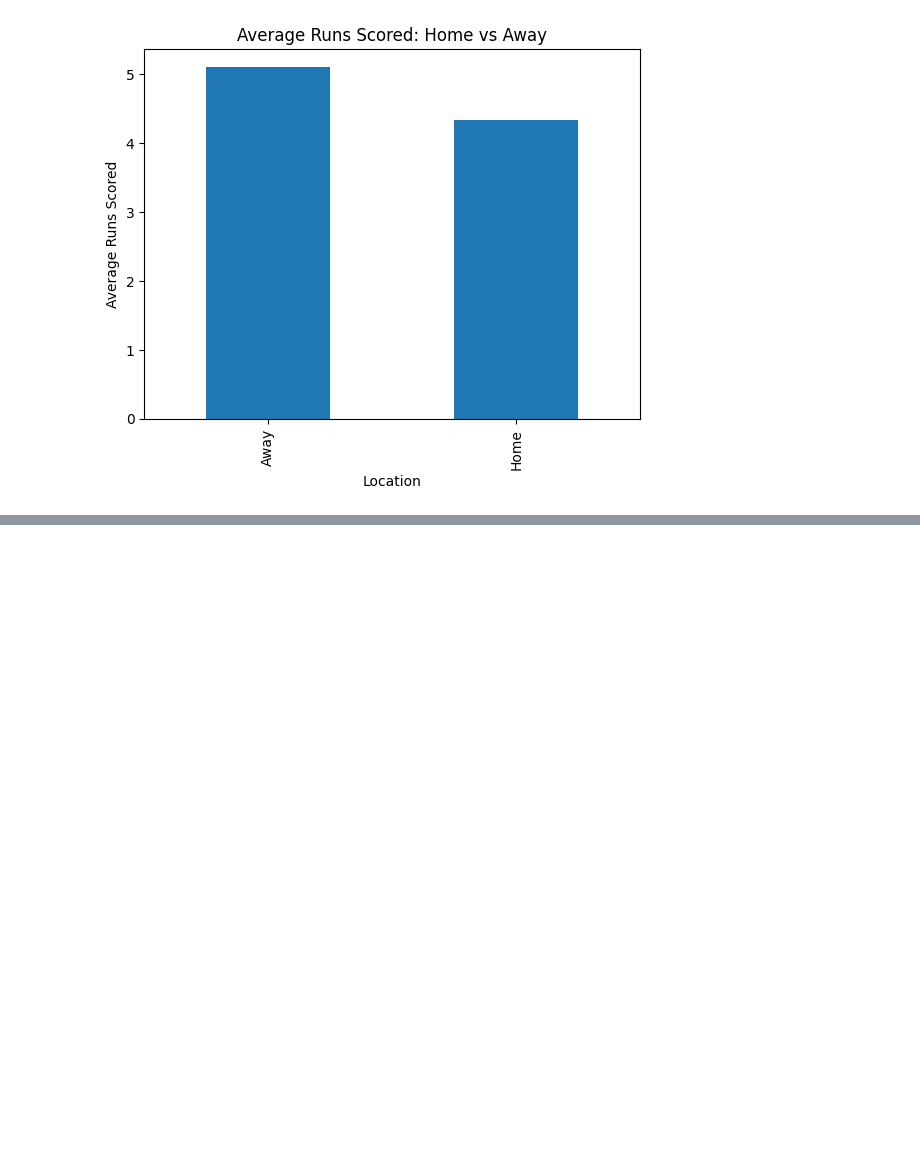
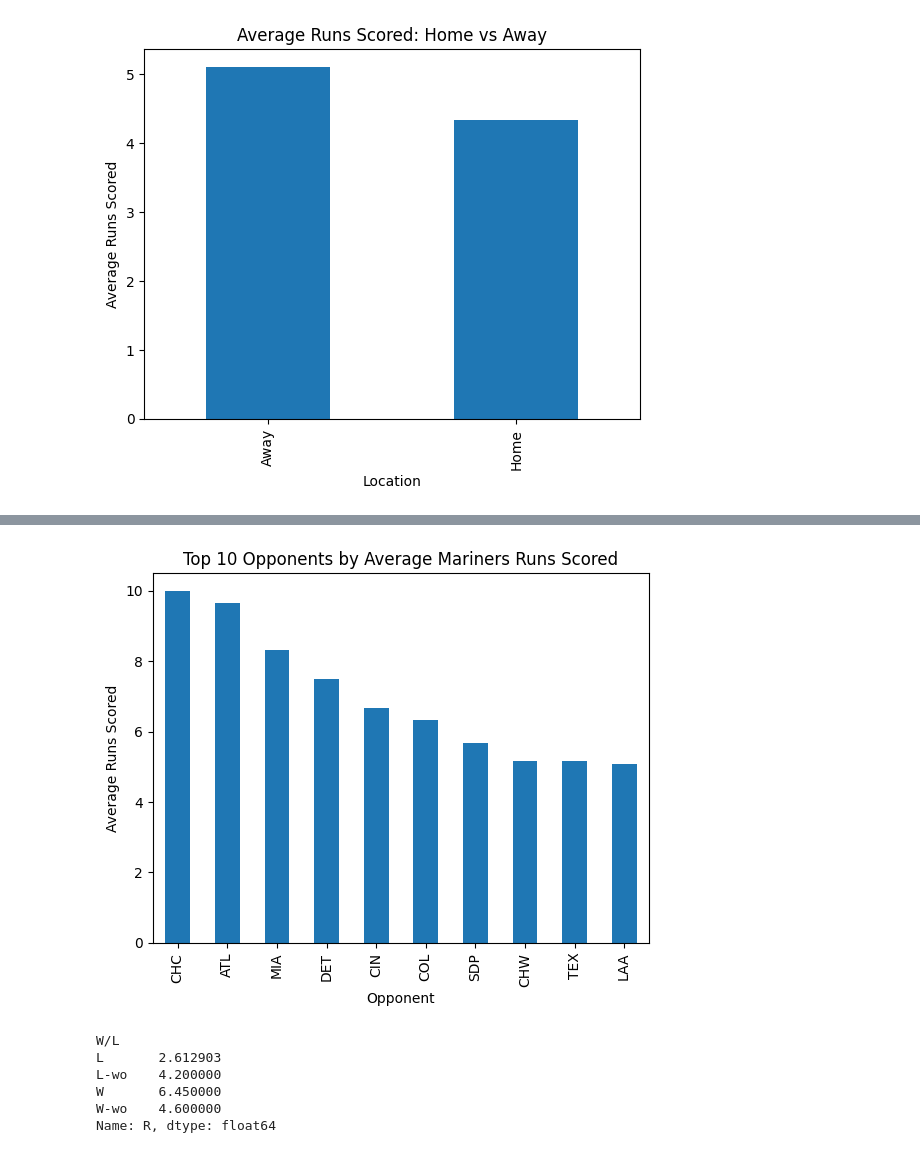
Before and after one commit to engdengs/Mariners, a Jupyter notebook: main.ipynb, the cells around one changed output, grey strips where cells are left out. Drawn from its saved outputs; the diff is of its cells as text; code cells hidden in the pictures; blank space fills up the shorter version.

```diff
--- a/main.ipynb
+++ b/main.ipynb
@@ -193,0 +207,5 @@ plt.show()
+# %%
+# Average runs by opponent
+runs_by_opponent = mariners_games.groupby("Opp")["R"].mean().sort_values(ascending=False)
+
+runs_by_opponent.head(10)
@@ -193,0 +225,20 @@ plt.show()
+# %%
+# Chart: top 10 opponents by average runs scored
+runs_by_opponent.head(10).plot(kind="bar")
+
+plt.title("Top 10 Opponents by Average Mariners Runs Scored")
+plt.xlabel("Opponent")
+plt.ylabel("Average Runs Scored")
+plt.show()
+# %% [output]
+[figure, added]
+# %%
+# Average runs in wins vs losses
+mariners_games.groupby("W/L")["R"].mean()
+# %% [output]
+W/L
+L       2.612903
+L-wo    4.200000
+W       6.450000
+W-wo    4.600000
+Name: R, dtype: float64
```
Also changed, not shown: parts of 7 cells of this notebook.
